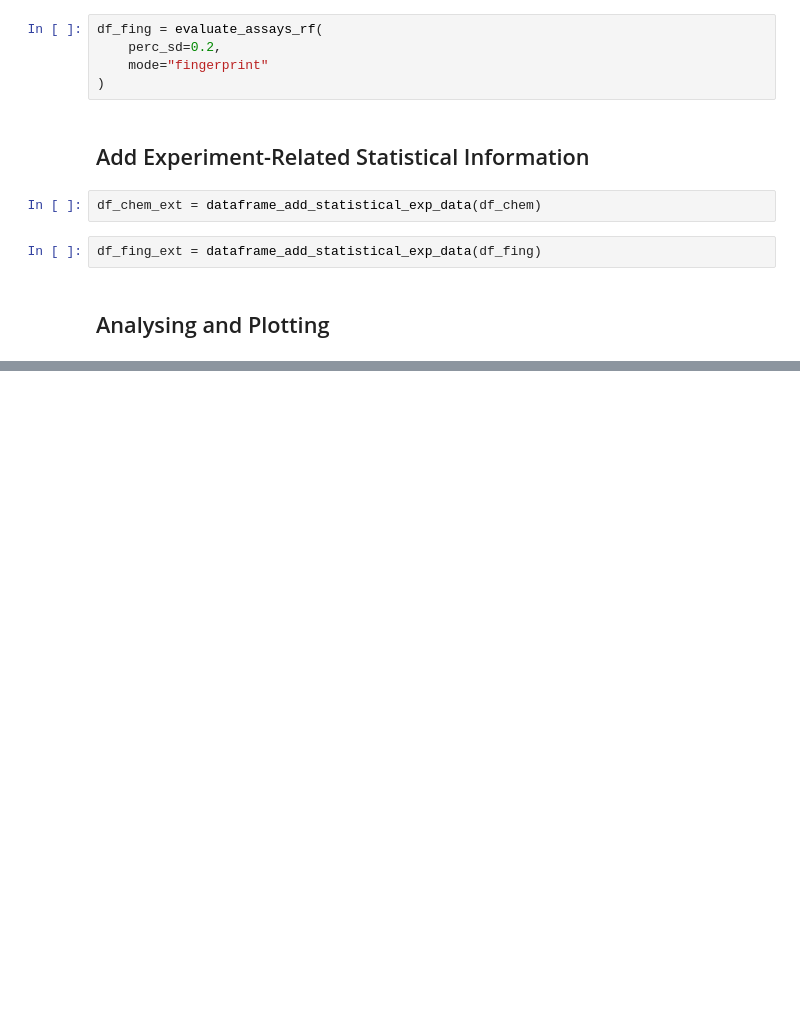
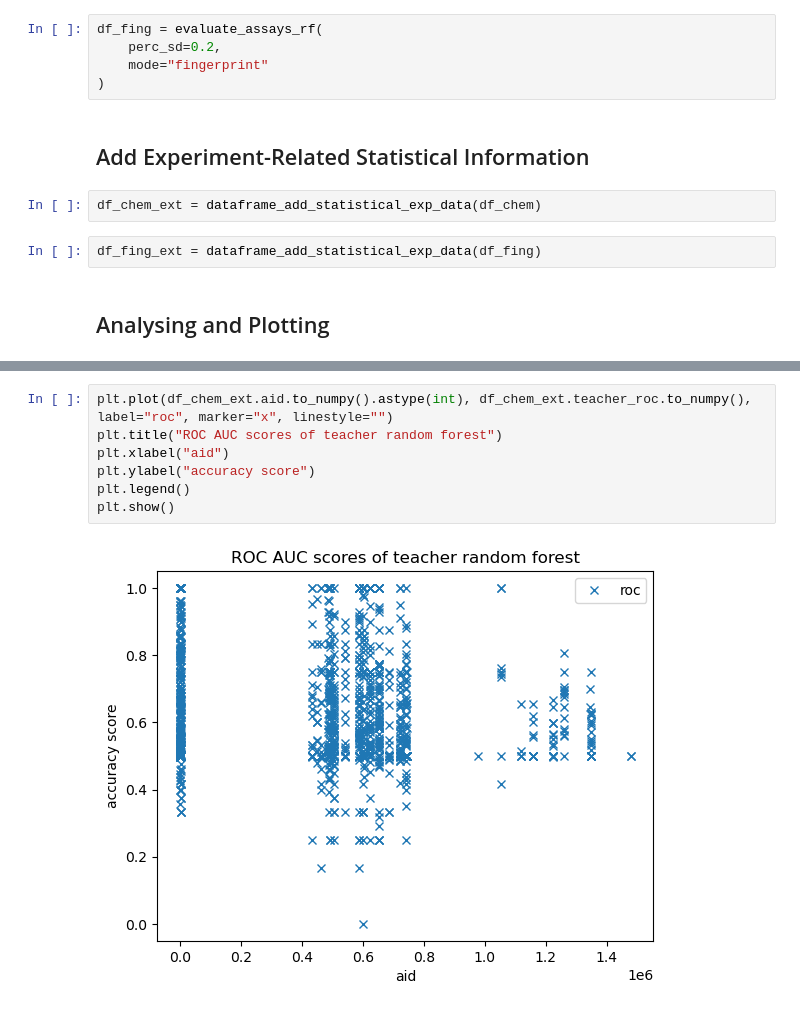
Before and after one commit to JellyJoe13/Self-distillation_P1, a Jupyter notebook: RF_exp-analysis.ipynb, the cells around one changed output, grey strips where cells are left out. Cells and saved outputs as stored; diff of their text form; blank space fills up the shorter version.

```diff
--- a/RF_exp-analysis.ipynb
+++ b/RF_exp-analysis.ipynb
@@ -30,0 +40,9 @@ df_fing_ext = dataframe_add_statistical_exp_data(df_fing)
+# %%
+plt.plot(df_chem_ext.aid.to_numpy().astype(int), df_chem_ext.teacher_roc.to_numpy(), label="roc", marker="x", linestyle="")
+plt.title("ROC AUC scores of teacher random forest")
+plt.xlabel("aid")
+plt.ylabel("accuracy score")
+plt.legend()
+plt.show()
+# %% [output]
+[figure, added]
```
Also changed, not shown: parts of 19 cells of this notebook.
